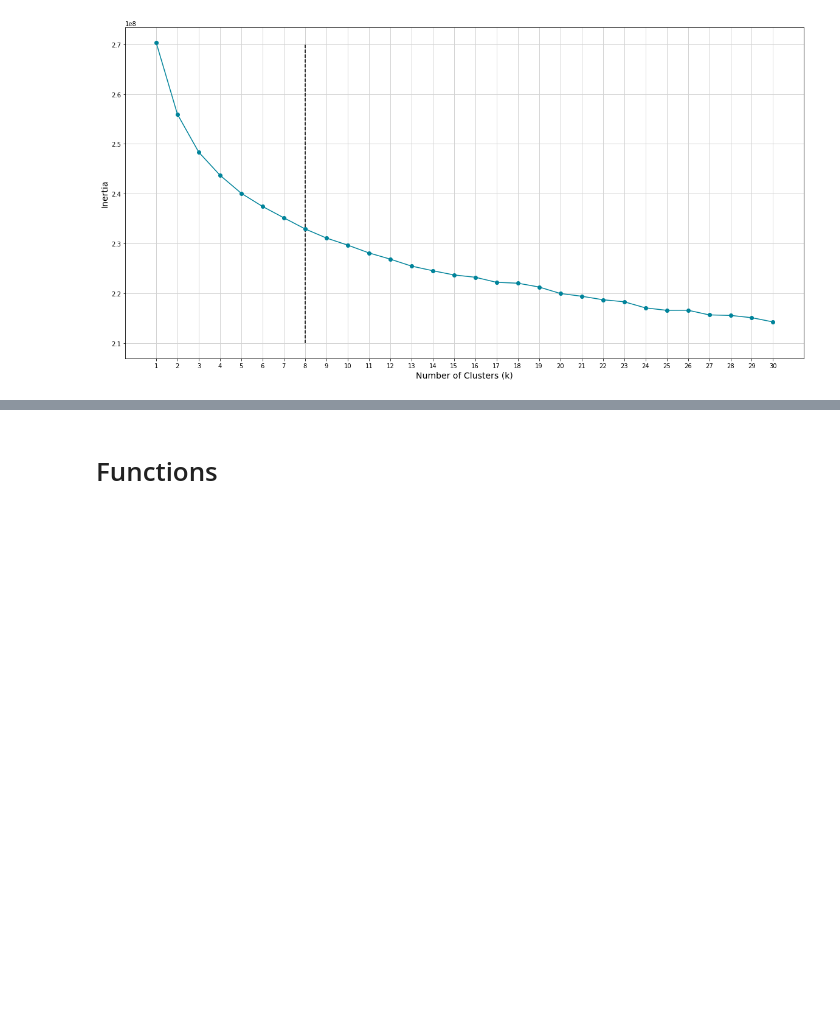
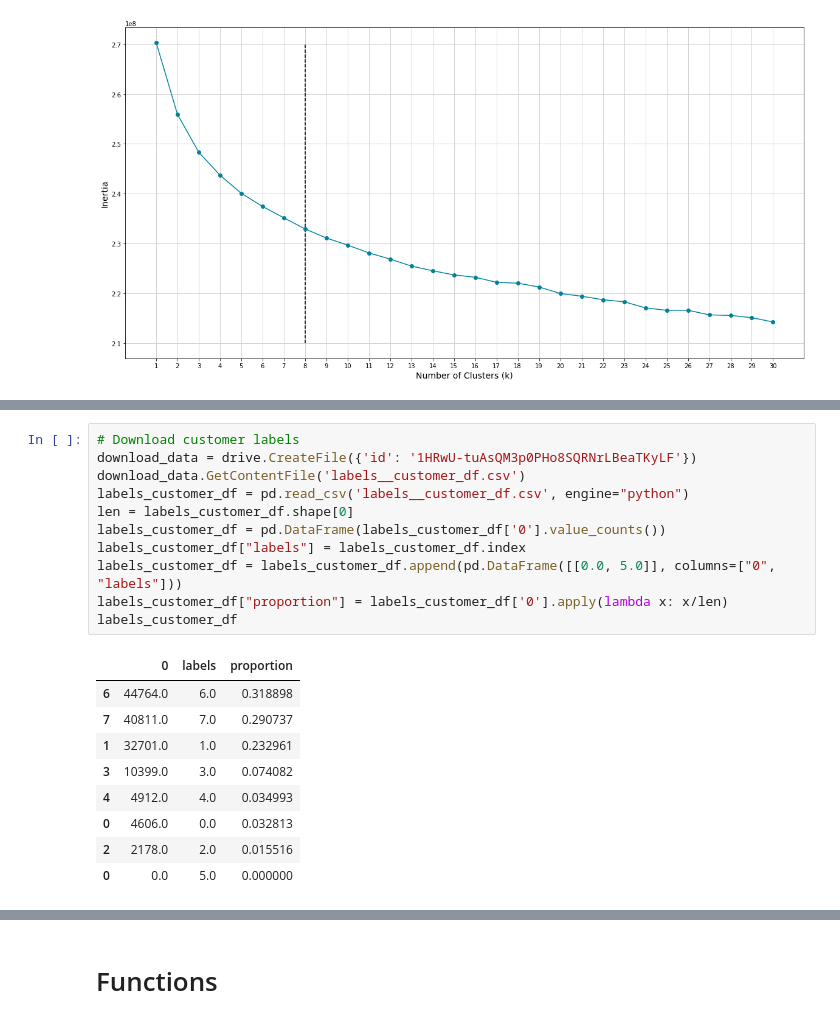
Before and after one commit to TobiPrae/customer_segmentation, a Jupyter notebook: CustomerSegmentation.ipynb, the cells around one changed output, grey strips where cells are left out. Cells and saved outputs as stored; diff of their text form; blank space fills up the shorter version.

```diff
--- a/CustomerSegmentation.ipynb
+++ b/CustomerSegmentation.ipynb
@@ -513,0 +730,21 @@ ax.set_facecolor("white")
+# %%
+# Download customer labels
+download_data = drive.CreateFile({'id': '1HRwU-tuAsQM3p0PHo8SQRNrLBeaTKyLF'})
+download_data.GetContentFile('labels__customer_df.csv')
+labels_customer_df = pd.read_csv('labels__customer_df.csv', engine="python")
+len = labels_customer_df.shape[0]
+labels_customer_df = pd.DataFrame(labels_customer_df['0'].value_counts())
+labels_customer_df["labels"] = labels_customer_df.index
+labels_customer_df = labels_customer_df.append(pd.DataFrame([[0.0, 5.0]], columns=["0", "labels"]))
+labels_customer_df["proportion"] = labels_customer_df['0'].apply(lambda x: x/len)
+labels_customer_df
+# %% [output]
+|  | 0 | labels | proportion |
+| 6 | 44764.0 | 6.0 | 0.318898 |
+| 7 | 40811.0 | 7.0 | 0.290737 |
+| 1 | 32701.0 | 1.0 | 0.232961 |
+| 3 | 10399.0 | 3.0 | 0.074082 |
+| 4 | 4912.0 | 4.0 | 0.034993 |
+| 0 | 4606.0 | 0.0 | 0.032813 |
+| 2 | 2178.0 | 2.0 | 0.015516 |
+| 0 | 0.0 | 5.0 | 0.000000 |
```
Also changed, not shown: parts of 40 cells of this notebook.
